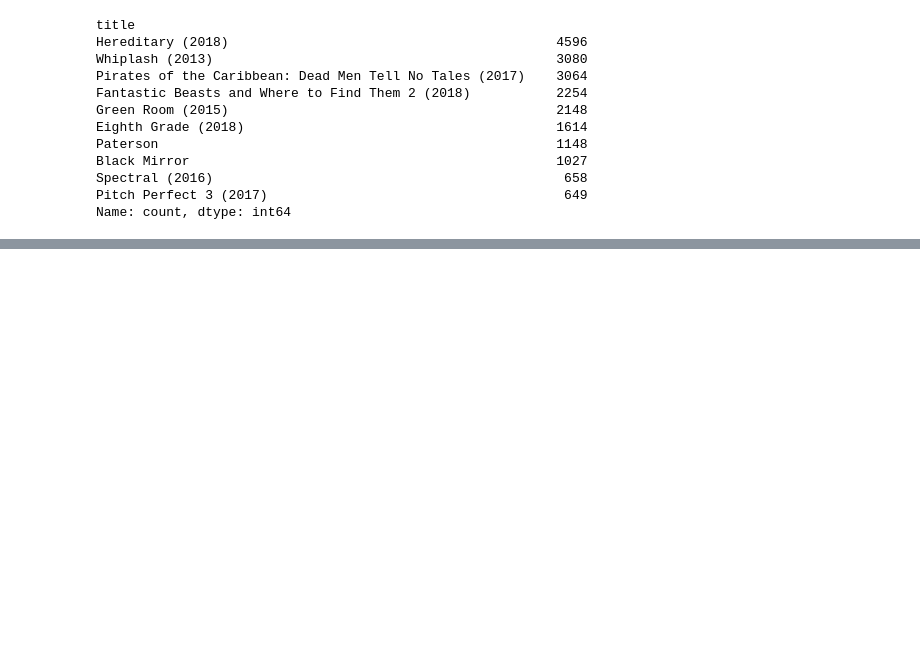
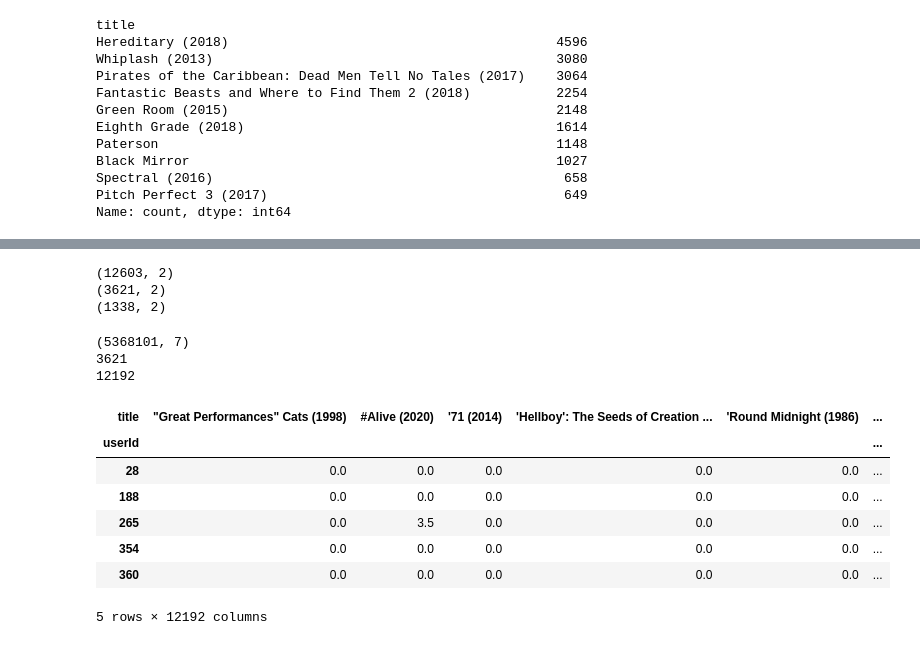
Before and after one commit to haaaaan4/movie-recommendation-system, a Jupyter notebook: movie.ipynb, the cells around one changed output, grey strips where cells are left out. Saved outputs shown, nothing was run; the diff lists cells and outputs as text; code cells hidden in the pictures; blank space fills up the shorter version.

```diff
--- a/movie.ipynb
+++ b/movie.ipynb
@@ -364,0 +465,5 @@ genre_df.head() ### Displaying the first few rows of the 'genre_df' DataFrame to
+# %%
+movie_stats = df.groupby('title')['rating'].count().reset_index()
+movie_stats.rename(columns={'rating':'rating_count'}, inplace=True)
+
+popular_movies = movie_stats[movie_stats['rating_count'] >= 100]
@@ -364,0 +520,44 @@ genre_df.head() ### Displaying the first few rows of the 'genre_df' DataFrame to
+# %%
+print(user_stats[user_stats['rating_count'] >= 500].shape)
+print(user_stats[user_stats['rating_count'] >= 1000].shape)
+print(user_stats[user_stats['rating_count'] >= 1500].shape)
+# %% [output]
+(12603, 2)
+(3621, 2)
+(1338, 2)
+# %%
+user_stats = df.groupby('userId')['rating'].count().reset_index()
+user_stats.rename(columns={'rating': 'rating_count'}, inplace=True)
+
+active_users = user_stats[user_stats['rating_count'] >= 1000]
+# %%
+df_filtered = df[
+    (df['userId'].isin(active_users['userId'])) &
+    (df['title'].isin(popular_movies['title']))
+]
+# %%
+print(df_filtered.shape)
+print(df_filtered['userId'].nunique())
+print(df_filtered['title'].nunique())
+# %% [output]
+(5368101, 7)
+3621
+12192
+# %%
+user_movie_matrix = df_filtered.pivot_table(
+    index='userId',
+    columns='title',
+    values='rating',
+    fill_value=0
+)
+# %%
+user_movie_matrix.head()
+# %% [output]
+| title | "Great Performances" Cats (1998) | #Alive (2020) | '71 (2014) | 'Hellboy': The Seeds of Creation ... | 'Round Midnight (1986) | ... |
+| userId |  |  |  |  |  | ... |
+| 28 | 0.0 | 0.0 | 0.0 | 0.0 | 0.0 | ... |
+| 188 | 0.0 | 0.0 | 0.0 | 0.0 | 0.0 | ... |
+| 265 | 0.0 | 3.5 | 0.0 | 0.0 | 0.0 | ... |
+| 354 | 0.0 | 0.0 | 0.0 | 0.0 | 0.0 | ... |
+| 360 | 0.0 | 0.0 | 0.0 | 0.0 | 0.0 | ... |
+5 rows × 12192 columns
```
Also changed, not shown: parts of 99 cells of this notebook, 6 other files.
